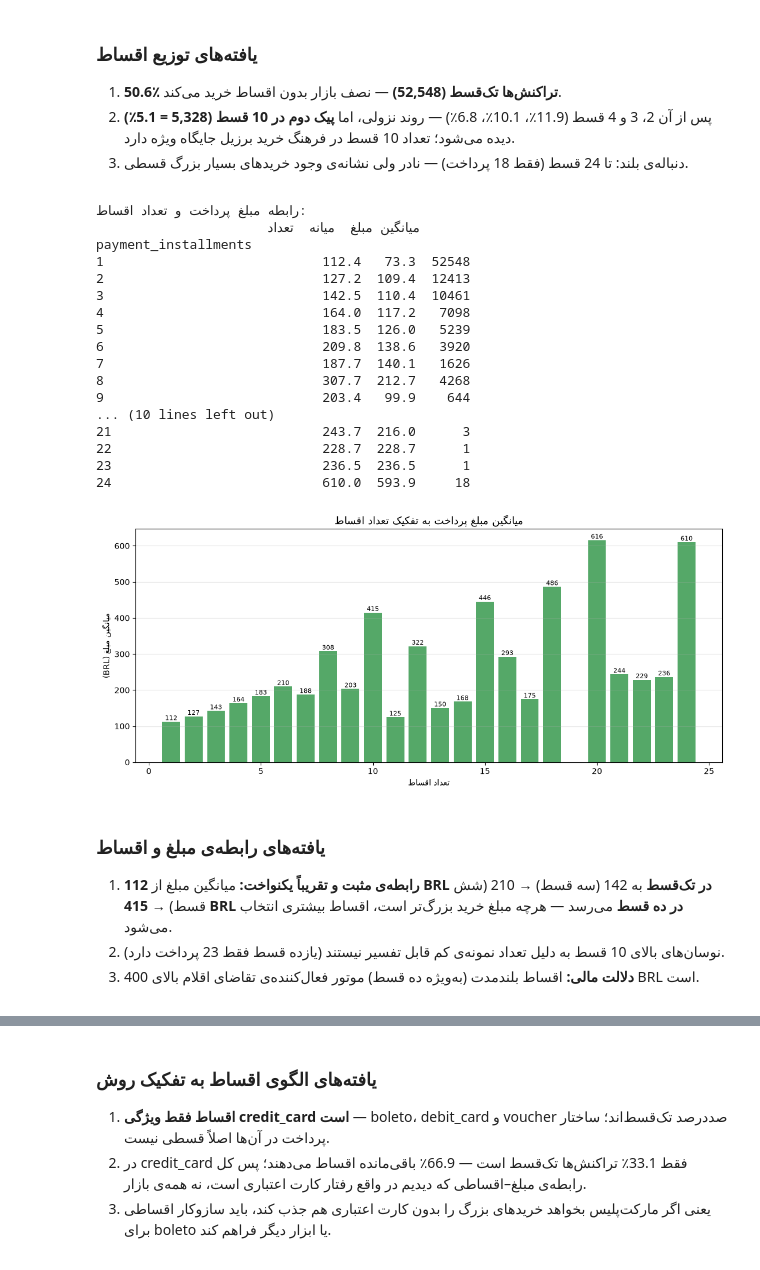
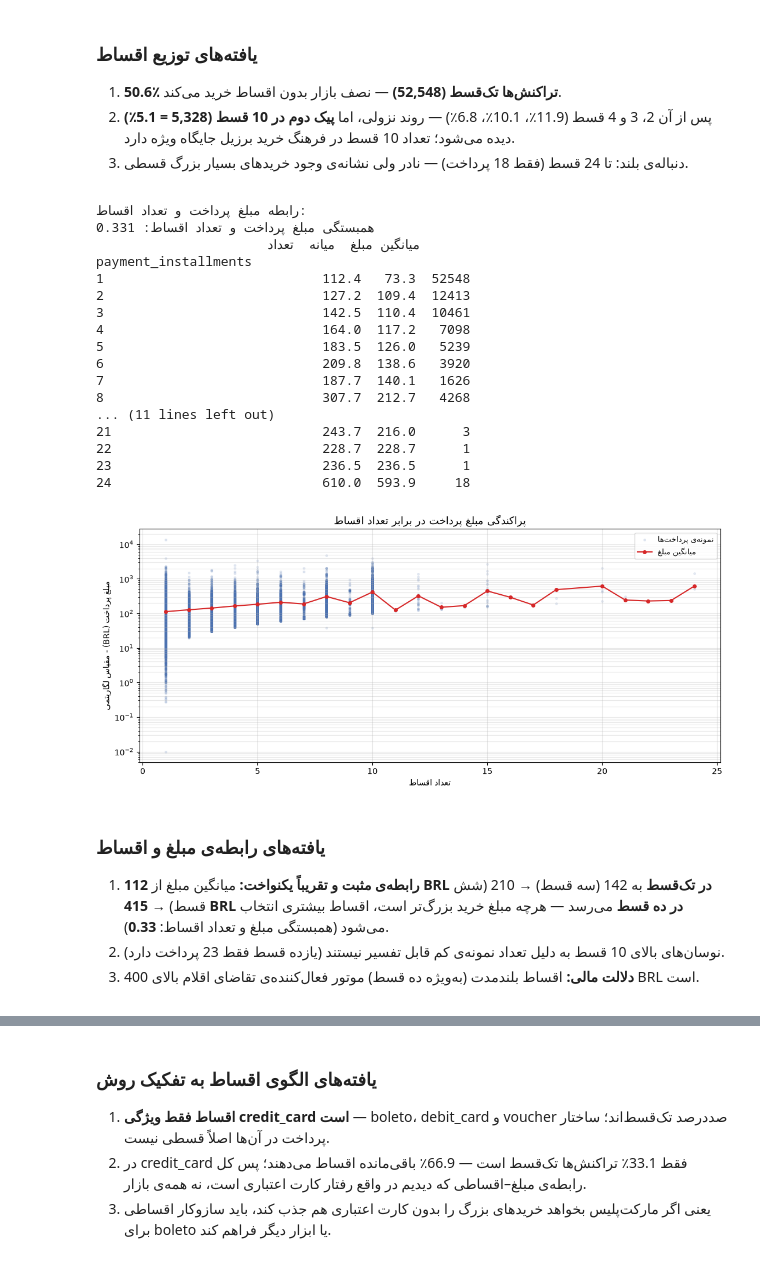
Before and after one commit to arashalidadi/olist-pro, a Jupyter notebook: olist_analysis.ipynb, the cells around one changed output, grey strips where cells are left out. Saved outputs shown, nothing was run; the diff lists cells and outputs as text; code cells hidden in the pictures.

```diff
--- a/olist_analysis.ipynb
+++ b/olist_analysis.ipynb
@@ -1382,6 +1382,7 @@ print('سطرهای جدول ترجمه بعد از اصلاح:', len(category_t
 </div>
 # %%
 
+import re
 import arabic_reshaper
 import matplotlib.pyplot as plt
 from bidi.algorithm import get_display
@@ -1389,8 +1390,21 @@ from bidi.algorithm import get_display
 plt.rcParams['font.family'] = ['DejaVu Sans', 'Tahoma']
 
 def fa(text):
-    reshaped = arabic_reshaper.reshape(str(text))
-    return get_display(reshaped)[::-1]
+    text = str(text)
+
+    # تقسیم متن به بخش‌های فارسی و غیرفارسی
+    parts = re.split(r'([\u0600-\u06FF\u0750-\u077F\u08A0-\u08FF]+)', text)
+
+    result = []
+
+    for part in parts:
+        if re.search(r'[\u0600-\u06FF\u0750-\u077F\u08A0-\u08FF]', part):
+            reshaped = arabic_reshaper.reshape(part)
+            result.append(get_display(reshaped)[::-1])
+        else:
+            result.append(part)
+
+    return ''.join(result)
 
 print('بازه زمانی داده:', orders['order_purchase_timestamp'].min(), 'تا', orders['order_purchase_timestamp'].max())
 # %% [output]
@@ -2251,49 +2446,57 @@ payment_installments
 </div>
 # %%
 print('رابطه مبلغ پرداخت و تعداد اقساط:')
+corr_inst = payments['payment_value'].corr(payments['payment_installments'])
+print(f'همبستگی مبلغ پرداخت و تعداد اقساط: {corr_inst:.3f}')
 val_by_inst = payments.groupby('payment_installments')['payment_value']
 val_table = pd.DataFrame({
     'میانگین مبلغ': val_by_inst.mean().round(1),
     'میانه': val_by_inst.median().round(1),
     'تعداد': val_by_inst.size(),
 })
 print(val_table.to_string())
 
+grp = payments.groupby('payment_installments')['payment_value'].mean()
+
 fig, ax = plt.subplots(figsize=(11, 5))
-grp = payments.groupby('payment_installments')['payment_value'].mean()
-bars = ax.bar(grp.index, grp.values, color='#55a868')
-ax.bar_label(bars, labels=[f'{v:,.0f}' for v in grp.values], fontsize=8)
-ax.set_title(fa('میانگین مبلغ پرداخت به تفکیک تعداد اقساط'), fontsize=13)
+samp = payments[payments['payment_value'] > 0].sample(n=20000, random_state=0)
+ax.scatter(samp['payment_installments'], samp['payment_value'],
+           s=6, alpha=0.12, color='#4c72b0', label=fa('نمونه‌ی پرداخت‌ها'))
+ax.plot(grp.index, grp.values, color='#d62728', marker='o', ms=4, lw=1.5,
+        label=fa('میانگین مبلغ'))
+ax.set_yscale('log')
+ax.set_title(fa('پراکندگی مبلغ پرداخت در برابر تعداد اقساط'), fontsize=13)
 ax.set_xlabel(fa('تعداد اقساط'))
-ax.set_ylabel(fa('میانگین مبلغ') + ' (BRL)')
-ax.grid(axis='y', alpha=0.3)
+ax.set_ylabel(fa('مبلغ پرداخت') + ' (BRL) - ' + fa('مقیاس لگاریتمی'))
+ax.legend(fontsize=9)
+ax.grid(alpha=0.3, which='both')
 fig.tight_layout()
 plt.show()
 # %% [output]
 رابطه مبلغ پرداخت و تعداد اقساط:
+همبستگی مبلغ پرداخت و تعداد اقساط: 0.331
                       میانگین مبلغ  میانه  تعداد
 payment_installments
 1                            112.4   73.3  52548
 2                            127.2  109.4  12413
 3                            142.5  110.4  10461
 4                            164.0  117.2   7098
 5                            183.5  126.0   5239
 6                            209.8  138.6   3920
 7                            187.7  140.1   1626
 8                            307.7  212.7   4268
-9                            203.4   99.9    644
-... (10 lines left out)
+... (11 lines left out)
 21                           243.7  216.0      3
 22                           228.7  228.7      1
 23                           236.5  236.5      1
 24                           610.0  593.9     18
-[figure, old version]
+[figure, new version]
 # %% [markdown]
 <div dir="rtl">
 
 ### یافته‌های رابطه‌ی مبلغ و اقساط
 
-1. **رابطه‌ی مثبت و تقریباً یکنواخت:** میانگین مبلغ از **112 BRL در تک‌قسط** به 142 (سه قسط) → 210 (شش قسط) → **415 BRL در ده قسط** می‌رسد — هرچه مبلغ خرید بزرگ‌تر است، اقساط بیشتری انتخاب می‌شود.
+1. **رابطه‌ی مثبت و تقریباً یکنواخت:** میانگین مبلغ از **112 BRL در تک‌قسط** به 142 (سه قسط) → 210 (شش قسط) → **415 BRL در ده قسط** می‌رسد — هرچه مبلغ خرید بزرگ‌تر است، اقساط بیشتری انتخاب می‌شود (همبستگی مبلغ و تعداد اقساط: **0.33**).
 2. نوسان‌های بالای 10 قسط به دلیل تعداد نمونه‌ی کم قابل تفسیر نیستند (یازده قسط فقط 23 پرداخت دارد).
 3. **دلالت مالی:** اقساط بلندمدت (به‌ویژه ده قسط) موتور فعال‌کننده‌ی تقاضای اقلام بالای 400 BRL است.
 
```
Also changed, not shown: parts of 21 cells of this notebook, 11 other files.
